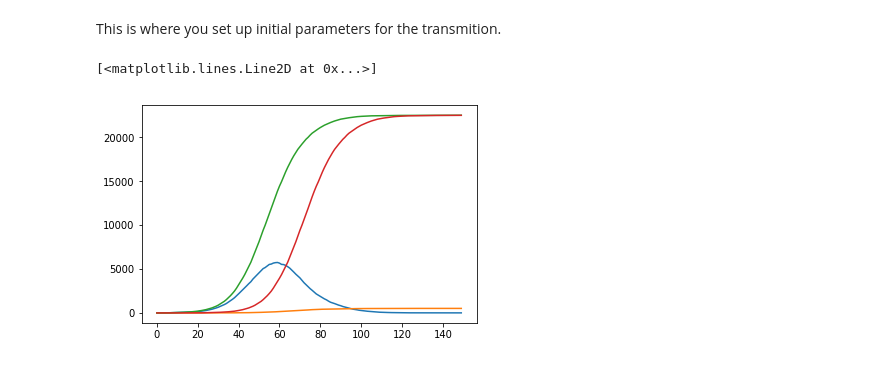
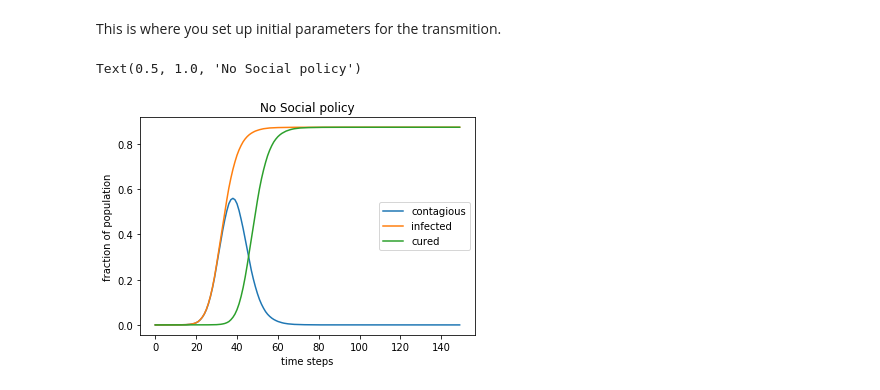
Before and after one commit to mkspillane/Infection, a Jupyter notebook: Infection.ipynb, the cells around one changed output. Drawn from its saved outputs; the diff is of its cells as text; code cells hidden in the pictures.

```diff
--- a/Infection.ipynb
+++ b/Infection.ipynb
@@ -6,7 +6,8 @@ import matplotlib.pyplot as plt
 First you need to build the graph in networkX.  Barabasi-Albert graphs are supposed to be similar to human networks.
 # %%
 pop_size = 50000
-pop = nx.barabasi_albert_graph(pop_size, 15, seed = 5)
+# pop = nx.barabasi_albert_graph(pop_size, 10, seed = 5)
+pop = nx.powerlaw_cluster_graph(pop_size, m=7, p = .2, seed=5)
 # %% [markdown]
 We need to choose an initial infected person.  You can start with more infected people, but need to make edits below.
 # %%
@@ -93,11 +144,14 @@ for i in range(N):
             pop.node[a]['dead'] = 1
         else:
             pop.node[a]['condition'] += 1
-# %%
-plt.plot(cont)
-plt.plot(dead)
-plt.plot(infect)
-plt.plot(cured)
-# %% [output]
-[<matplotlib.lines.Line2D at 0x...>]
-[figure, removed]
+# %%
+plt.plot(cont/pop_size, label = 'contagious')
+plt.plot(infect/pop_size,label = 'infected')
+plt.plot(cured/pop_size,label = 'cured')
+plt.legend()
+plt.xlabel('time steps')
+plt.ylabel('fraction of population')
+plt.title('No Social policy')
+# %% [output]
+Text(0.5, 1.0, 'No Social policy')
+[figure, added]
```
Also changed, not shown: parts of 10 cells of this notebook, 5 other files.
